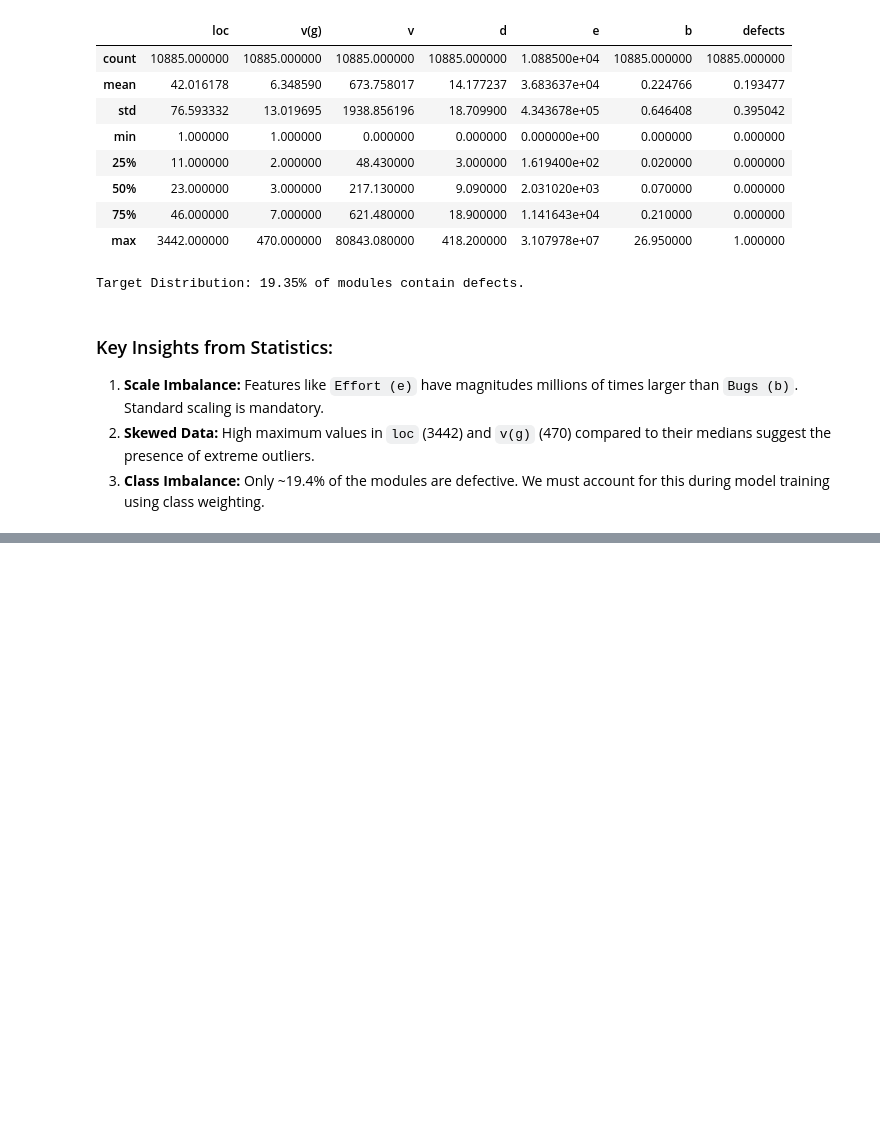
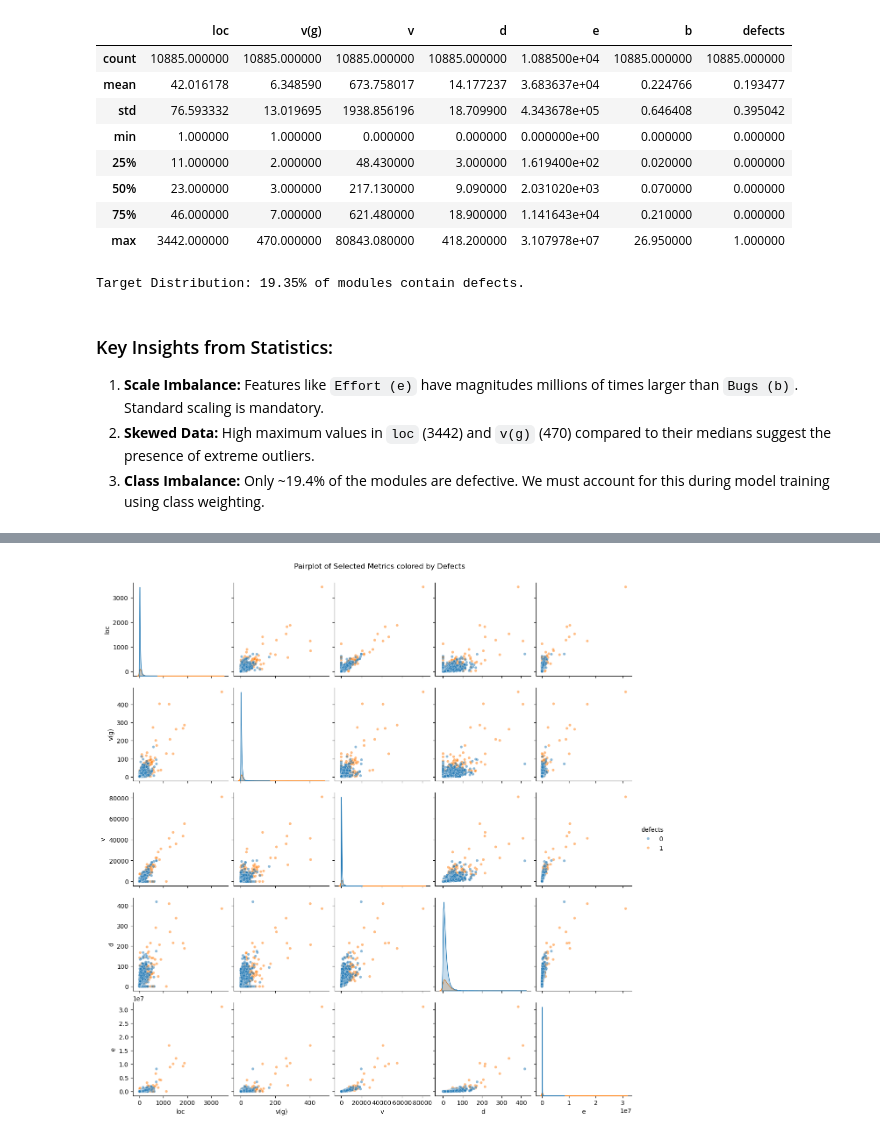
Before and after one commit to jubranodesign/ARTS, a Jupyter notebook: ml_predictor/train.ipynb, the cells around one changed output, grey strips where cells are left out. Drawn from its saved outputs; the diff is of its cells as text; code cells hidden in the pictures; blank space fills up the shorter version.

```diff
--- a/ml_predictor/train.ipynb
+++ b/ml_predictor/train.ipynb
@@ -138,0 +172,8 @@ Target Distribution: 19.35% of modules contain defects.
+# %%
+# יצירת Pairplot כדי לראות את הקשרים הויזואליים
+# אנחנו משתמשים ב-hue כדי להבדיל בין מודולים עם ובלי באגים
+sns.pairplot(train, hue='defects', diag_kind='kde', plot_kws={'alpha': 0.5, 's': 20})
+plt.suptitle('Pairplot of Selected Metrics colored by Defects', y=1.02)
+plt.show()
+# %% [output]
+[figure, added]
```
Also changed, not shown: parts of 16 cells of this notebook, 1 other file.
